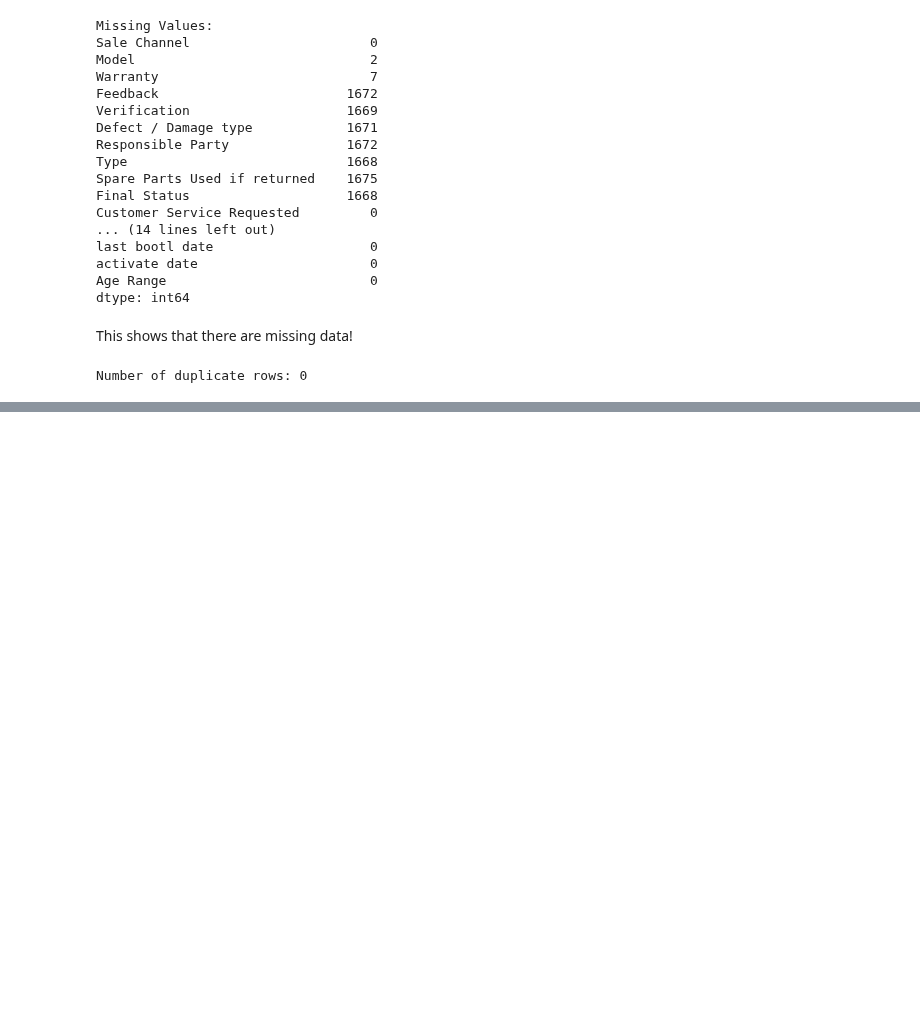
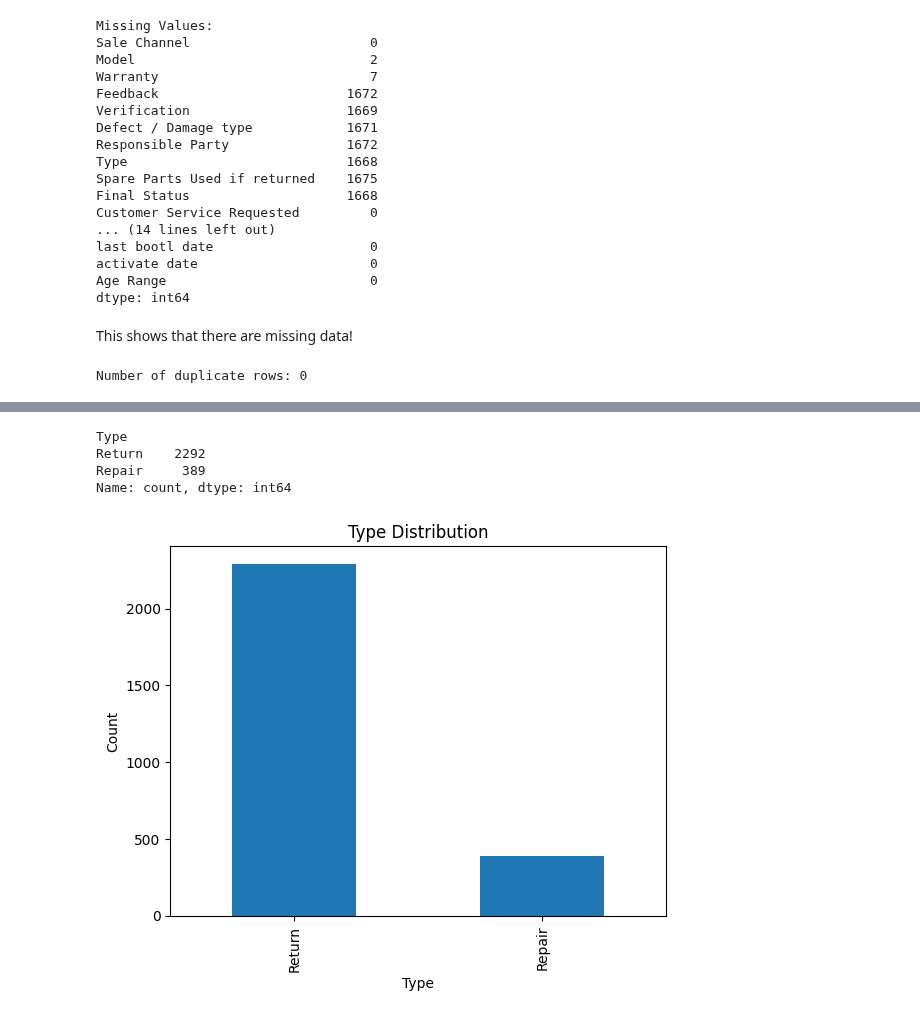
Before and after one commit to ACarrig/NUUMobile1, a Jupyter notebook: data_analysis.ipynb, the cells around one changed output, grey strips where cells are left out. Drawn from its saved outputs; the diff is of its cells as text; code cells hidden in the pictures; blank space fills up the shorter version.

```diff
--- a/data_analysis.ipynb
+++ b/data_analysis.ipynb
@@ -202,0 +234,17 @@ Name: count, dtype: int64
+# %%
+feature = 'Type'
+
+# Display value counts for each feature
+print(data[feature].value_counts())
+
+# Plot the distribution of each feature
+data[feature].value_counts().plot(kind='bar', title=f'{feature} Distribution')
+plt.xlabel(feature)  # Adding x-label for clarity
+plt.ylabel('Count')  # Adding y-label for clarity
+plt.show()
+# %% [output]
+Type
+Return    2292
+Repair     389
+Name: count, dtype: int64
+[figure, added]
```
Also changed, not shown: parts of 7 cells of this notebook.
